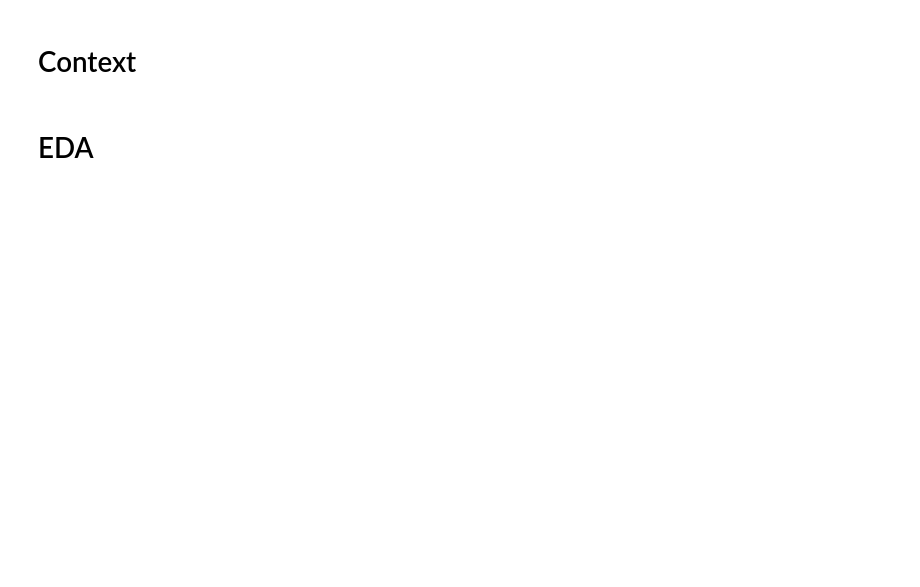
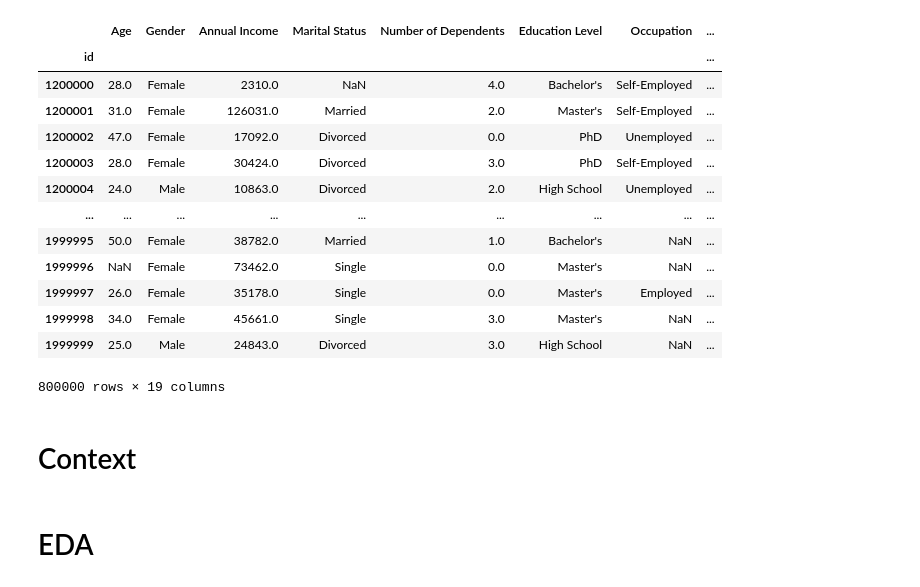
Before and after one commit to kanhubb/kaggle, a Jupyter notebook: insurance.ipynb, the cells around one changed output. Saved outputs shown, nothing was run; the diff lists cells and outputs as text; code cells hidden in the pictures; blank space fills up the shorter version.

```diff
--- a/insurance.ipynb
+++ b/insurance.ipynb
@@ -37,3 +49,20 @@ df_test = pd.read_csv(base_path + "/test.csv")
+# %%
+df_test
+# %% [output]
+|  | Age | Gender | Annual Income | Marital Status | Number of Dependents | Education Level | Occupation | ... |
+| id |  |  |  |  |  |  |  | ... |
+| 1200000 | 28.0 | Female | 2310.0 | NaN | 4.0 | Bachelor's | Self-Employed | ... |
+| 1200001 | 31.0 | Female | 126031.0 | Married | 2.0 | Master's | Self-Employed | ... |
+| 1200002 | 47.0 | Female | 17092.0 | Divorced | 0.0 | PhD | Unemployed | ... |
+| 1200003 | 28.0 | Female | 30424.0 | Divorced | 3.0 | PhD | Self-Employed | ... |
+| 1200004 | 24.0 | Male | 10863.0 | Divorced | 2.0 | High School | Unemployed | ... |
+| ... | ... | ... | ... | ... | ... | ... | ... | ... |
+| 1999995 | 50.0 | Female | 38782.0 | Married | 1.0 | Bachelor's | NaN | ... |
+| 1999996 | NaN | Female | 73462.0 | Single | 0.0 | Master's | NaN | ... |
+| 1999997 | 26.0 | Female | 35178.0 | Single | 0.0 | Master's | Employed | ... |
+| 1999998 | 34.0 | Female | 45661.0 | Single | 3.0 | Master's | NaN | ... |
+| 1999999 | 25.0 | Male | 24843.0 | Divorced | 3.0 | High School | NaN | ... |
+800000 rows × 19 columns
 # %% [markdown]
 # Context
 # %% [markdown]
```
Also changed, not shown: parts of 8 cells of this notebook.
